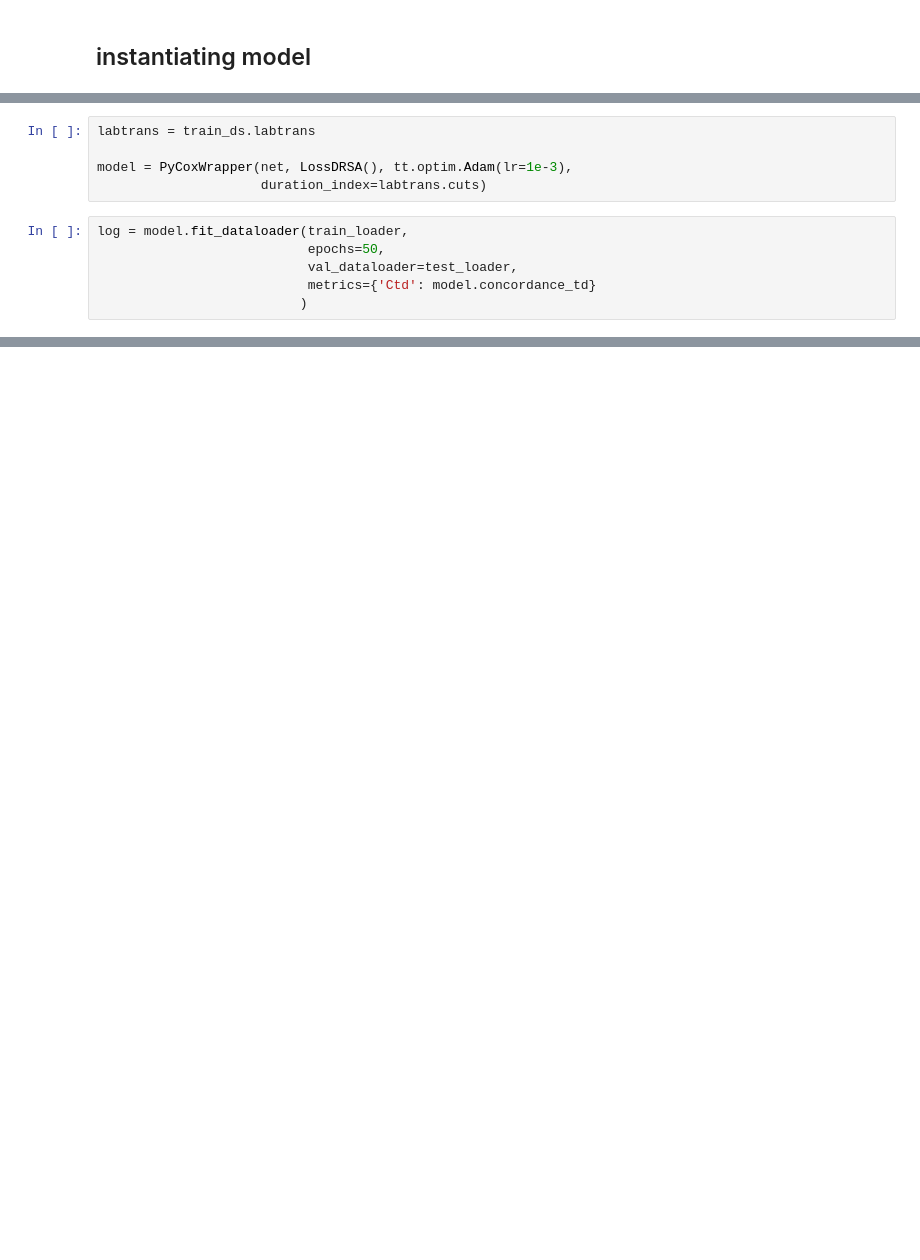
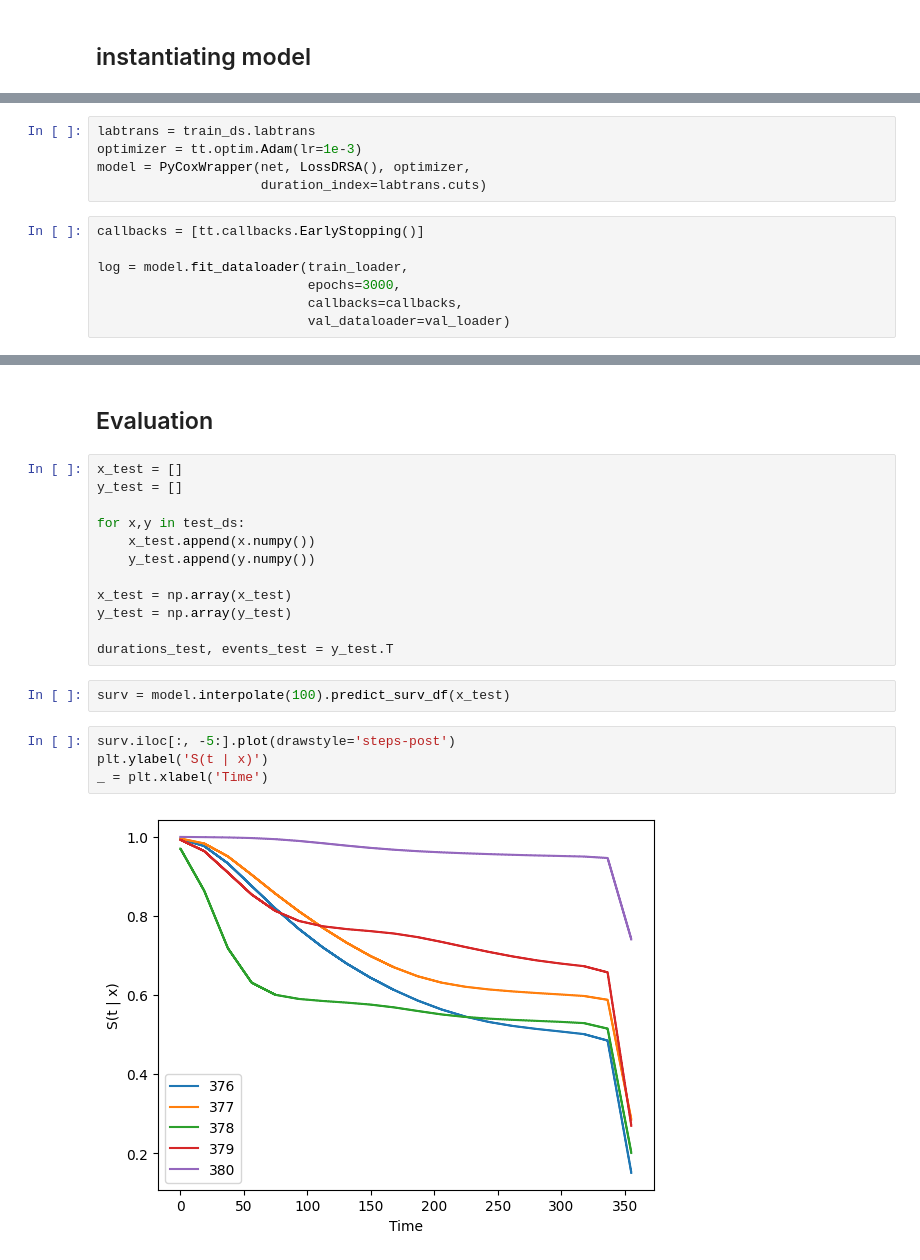
Before and after one commit to youhs4554/deep-dialysis.pytorch, a Jupyter notebook: examples/DRSA.ipynb, the cells around one changed output, grey strips where cells are left out. Drawn from its saved outputs; the diff is of its cells as text; blank space fills up the shorter version.

Commit message:
DRSA middle success

```diff
--- a/examples/DRSA.ipynb
+++ b/examples/DRSA.ipynb
@@ -309,13 +288,14 @@ class LossDRSA(nn.Module):
         return loss
 # %%
 labtrans = train_ds.labtrans
-
-model = PyCoxWrapper(net, LossDRSA(), tt.optim.Adam(lr=1e-3),
+optimizer = tt.optim.Adam(lr=1e-3)
+model = PyCoxWrapper(net, LossDRSA(), optimizer,
                      duration_index=labtrans.cuts)
 # %%
+callbacks = [tt.callbacks.EarlyStopping()]
+
 log = model.fit_dataloader(train_loader,
-                           epochs=50,
-                           val_dataloader=test_loader,
-                           metrics={'Ctd': model.concordance_td}
-                          )
+                           epochs=3000,
+                           callbacks=callbacks,
+                           val_dataloader=val_loader)
 # %% [output]
@@ -340,0 +324,22 @@ log.plot()
+# %% [markdown]
+## Evaluation
+# %%
+x_test = []
+y_test = []
+
+for x,y in test_ds:
+    x_test.append(x.numpy())
+    y_test.append(y.numpy())
+
+x_test = np.array(x_test)
+y_test = np.array(y_test)
+
+durations_test, events_test = y_test.T
+# %%
+surv = model.interpolate(100).predict_surv_df(x_test)
+# %%
+surv.iloc[:, -5:].plot(drawstyle='steps-post')
+plt.ylabel('S(t | x)')
+_ = plt.xlabel('Time')
+# %% [output]
+[figure, added]
```
Also changed, not shown: parts of 22 cells of this notebook, 1 other file.
